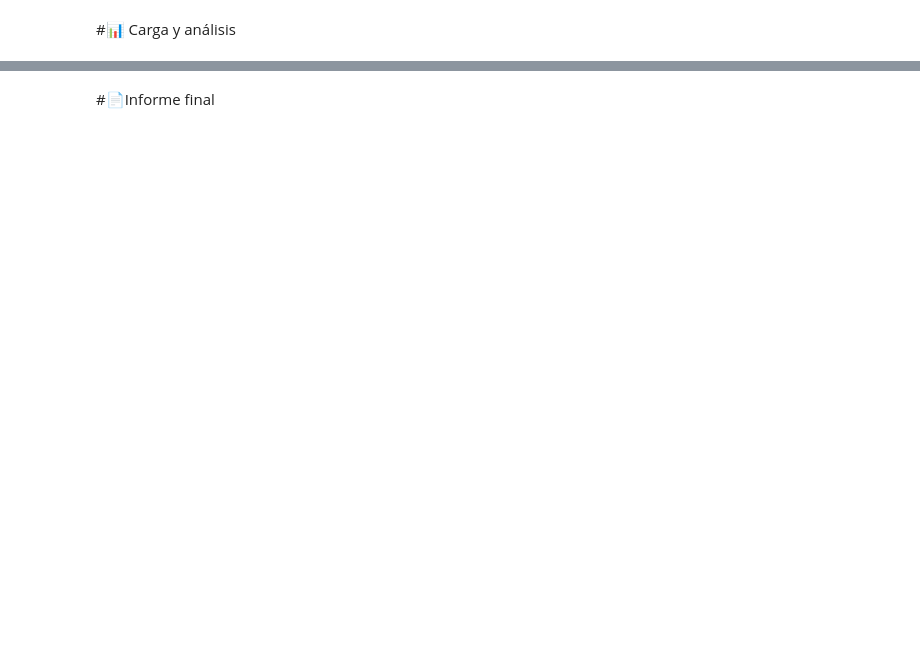
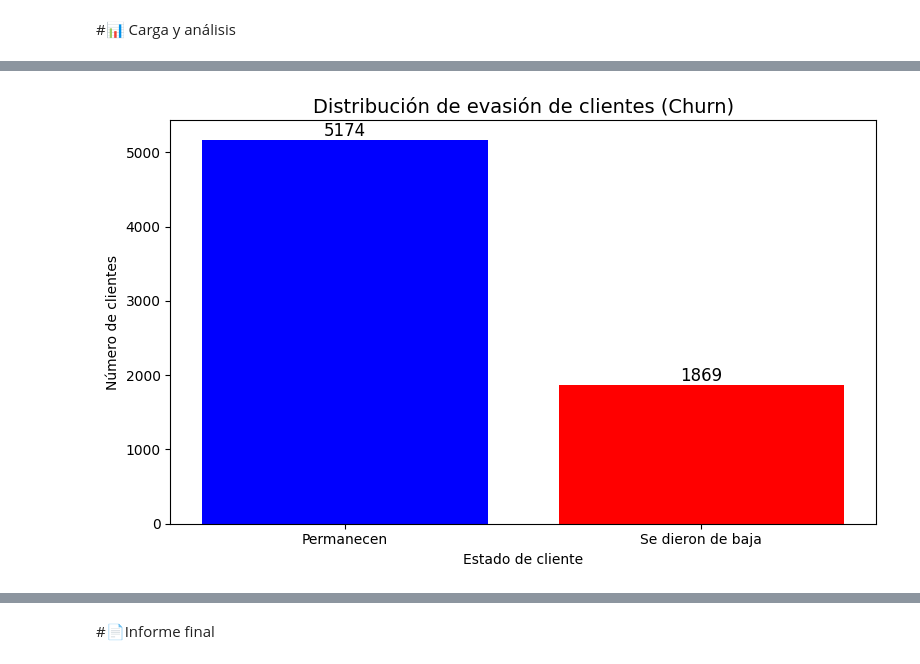
Before and after one commit to jorgevillegazz/Challange-Telecom-X, a Jupyter notebook: TelecomX_LATAM_de_George.ipynb, the cells around one changed output, grey strips where cells are left out. Cells and saved outputs as stored; diff of their text form; code cells hidden in the pictures; blank space fills up the shorter version.

```diff
--- a/TelecomX_LATAM_de_George.ipynb
+++ b/TelecomX_LATAM_de_George.ipynb
@@ -501,0 +389,3 @@ np.int64(0)
+# %%
+# Convertir a tipo entero (si aún no está)
+df_normalizado['Churn'] = df_normalizado['Churn'].astype(int)
@@ -501,0 +553,24 @@ np.int64(0)
+# %%
+# Identificamos columnas con respuestas binarias 'Yes'/'No'
+columnas_binarias = [
+    'Partner',
+    'Dependents',
+    'PhoneService',
+    'MultipleLines',
+    'OnlineSecurity',
+    'OnlineBackup',
+    'DeviceProtection',
+    'TechSupport',
+    'StreamingTV',
+    'StreamingMovies',
+    'PaperlessBilling',
+    'Churn'  # También la variable objetivo
+]
+
+# Reemplazamos los valores: 'Yes' → 1 y 'No' → 0
+df_normalizado[columnas_binarias] = df_normalizado[columnas_binarias].replace({'Yes': 1, 'No': 0})
+
+# Verificación rápida: mostramos los valores únicos por columna
+print("🔍 Verificación de columnas binarias transformadas:\n")
+for col in columnas_binarias:
+    print(f"{col}: {df_normalizado[col].unique()}")
@@ -503,0 +624,20 @@ np.int64(0)
+# %%
+# Conteo de churn (0: se queda, 1: se va)
+conteo_churn = df_normalizado['Churn'].value_counts().sort_index()
+
+# Etiquetas personalizadas
+etiquetas = ['Permanecen', 'Se dieron de baja']
+colores = ['blue', 'red']  # Verde y rosado suave
+
+# Gráfico de barras
+plt.figure(figsize=(8, 5))
+plt.bar(etiquetas, conteo_churn, color=colores)
+plt.title('Distribución de evasión de clientes (Churn)', fontsize=14)
+plt.ylabel('Número de clientes')
+plt.xlabel('Estado de cliente')
+for i, valor in enumerate(conteo_churn):
+    plt.text(i, valor + 50, str(valor), ha='center', fontsize=12)
+plt.tight_layout()
+plt.show()
+# %% [output]
+[figure, added]
```
Also changed, not shown: parts of 45 cells of this notebook.
